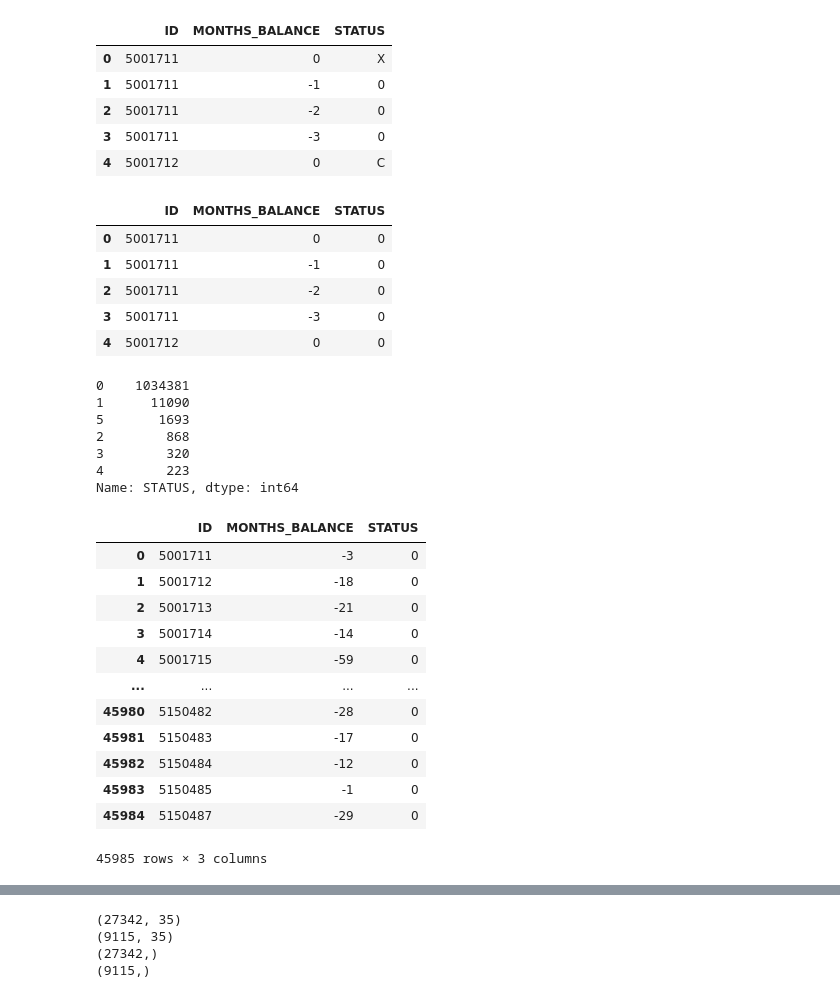
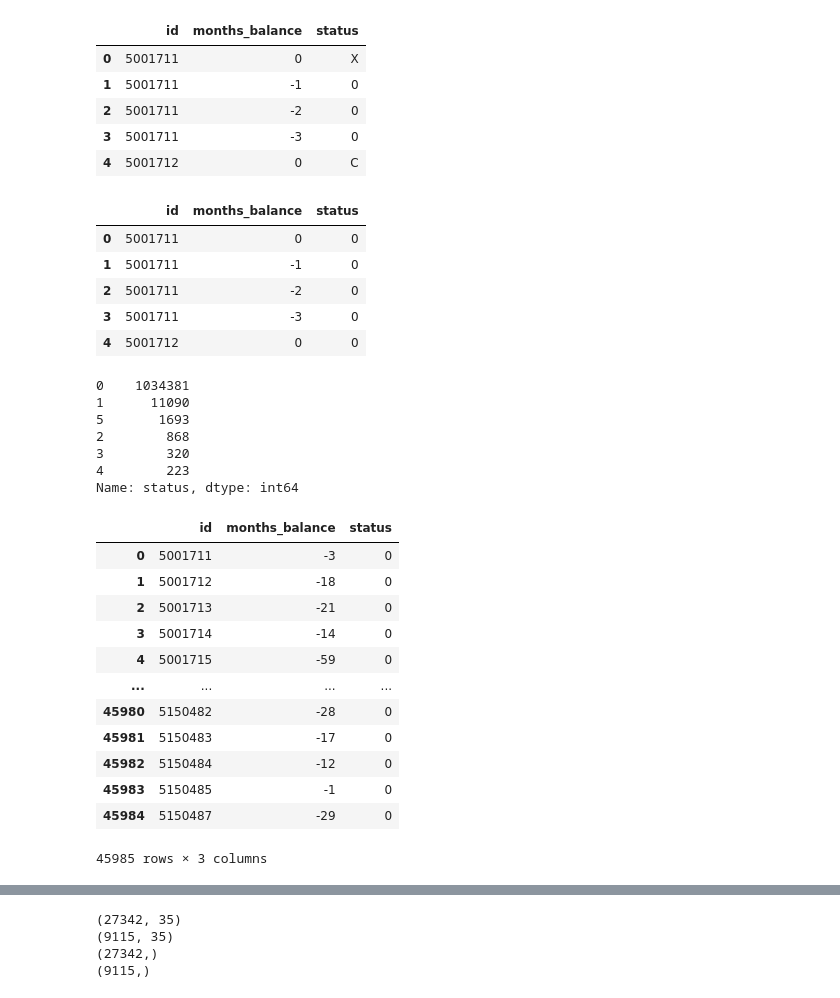
Before and after one commit to wbelayne21/Project, a Jupyter notebook: Machine Learning/CC_application05Apr.ipynb, the cells around one changed output, grey strips where cells are left out. Cells and saved outputs as stored; diff of their text form; code cells hidden in the pictures.

```diff
--- a/Machine Learning/CC_application05Apr.ipynb
+++ b/Machine Learning/CC_application05Apr.ipynb
@@ -5,8 +10,8 @@
 # %%
-# from sqlalchemy import create_engine
-# "postgresql://[user]:[password]@[location]:[port]/[database]"
-# from config import db_password
-# db_string = f"postgresql://postgres:{db_password}@127.0.0.1:5432/Proj"
-# engine = create_engine(db_string)
-# cred_data = pd.read_sql("SELECT * FROM credit_record", engine)
-# app_data = pd.read_sql("SELECT * FROM application_record", engine)
+from sqlalchemy import create_engine
+"postgresql://[user]:[password]@[location]:[port]/[database]"
+from config import db_password
+db_string = f"postgresql://postgres:{db_password}@127.0.0.1:5432/Proj"
+engine = create_engine(db_string)
+cred_data = pd.read_sql("SELECT * FROM credit_record", engine)
+app_data = pd.read_sql("SELECT * FROM application_record", engine)
@@ -31,26 +31,27 @@ app_df.head()
 # %%
 cred_df.head()
 # %% [output]
-|  | ID | MONTHS_BALANCE | STATUS |
+|  | id | months_balance | status |
 | 0 | 5001711 | 0 | X |
 | 1 | 5001711 | -1 | 0 |
 | 2 | 5001711 | -2 | 0 |
 | 3 | 5001711 | -3 | 0 |
 | 4 | 5001712 | 0 | C |
 # %%
-cred_df['STATUS'].replace('X', 0, inplace=True)
-cred_df['STATUS'].replace('C', 0, inplace=True)
-cred_df['STATUS']=cred_df['STATUS'].astype(int)
+# Replace 'X' and 'C' in status column to 0
+cred_df['status'].replace('X', 0, inplace=True)
+cred_df['status'].replace('C', 0, inplace=True)
+cred_df['status']=cred_df['status'].astype(int)
 cred_df.head()
 # %% [output]
-|  | ID | MONTHS_BALANCE | STATUS |
+|  | id | months_balance | status |
 | 0 | 5001711 | 0 | 0 |
 | 1 | 5001711 | -1 | 0 |
 | 2 | 5001711 | -2 | 0 |
 | 3 | 5001711 | -3 | 0 |
 | 4 | 5001712 | 0 | 0 |
 # %%
-cred_df['STATUS'].value_counts()
+# cred_df['status'].value_counts()
 # %% [output]
 0    1034381
 1      11090
@@ -58,17 +59,15 @@ cred_df['STATUS'].value_counts()
 2        868
 3        320
 4        223
-Name: STATUS, dtype: int64
+Name: status, dtype: int64
 # %%
-month_df=pd.DataFrame(cred_df.groupby(['ID'])['MONTHS_BALANCE'].agg(min)).reset_index()
-stat_df=pd.DataFrame(cred_df.groupby(['ID'])['STATUS'].agg(max)).reset_index()
-month_stat_df = pd.merge(month_df,stat_df,how='left',on='ID' )
-# month_stat_df=month_df.rename(columns={'MONTHS_BALANCE':'Account age',})
-# month_stat_df.head()
-# stat_df.head()
+# Group by id, get the min months balance and max status
+month_df=pd.DataFrame(cred_df.groupby(['id'])['months_balance'].agg(min)).reset_index()
+stat_df=pd.DataFrame(cred_df.groupby(['id'])['status'].agg(max)).reset_index()
+month_stat_df = pd.merge(month_df,stat_df,how='left',on='id' )
 month_stat_df
 # %% [output]
-|  | ID | MONTHS_BALANCE | STATUS |
+|  | id | months_balance | status |
 | 0 | 5001711 | -3 | 0 |
 | 1 | 5001712 | -18 | 0 |
 | 2 | 5001713 | -21 | 0 |
```
Also changed, not shown: parts of 55 cells of this notebook.
